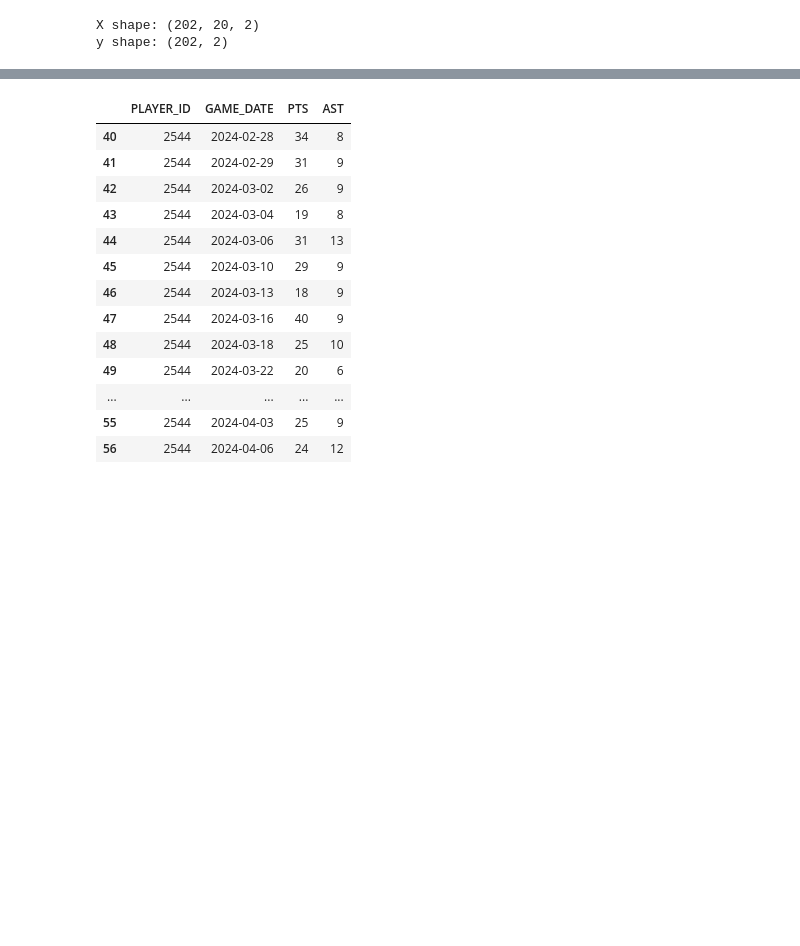
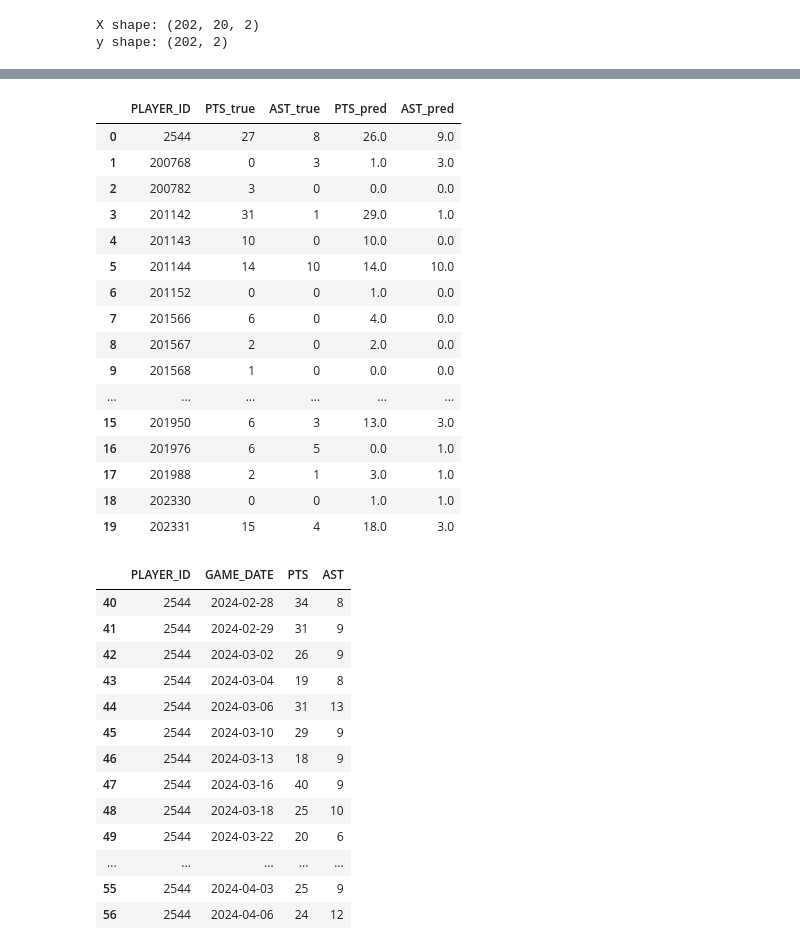
Before and after one commit to chihieu240205/NBA-project, a Jupyter notebook: stat_ml.ipynb, the cells around one changed output, grey strips where cells are left out. Saved outputs shown, nothing was run; the diff lists cells and outputs as text; code cells hidden in the pictures; blank space fills up the shorter version.

```diff
--- a/stat_ml.ipynb
+++ b/stat_ml.ipynb
@@ -358,7 +358,7 @@ model.summary()
 history = model.fit(
     X_train_s, y_train_s,
     validation_data=(X_test_s, y_test_s),
-    epochs=50, batch_size=16, verbose=1
+    epochs=100, batch_size=16, verbose=1
 )
 
 # ——— 5. Evaluate on test set ———
@@ -427,3 +564,23 @@ Overall MAE AST: 0.9207921028137207
+# %%
+results_df.head(20)
+# %% [output]
+|  | PLAYER_ID | PTS_true | AST_true | PTS_pred | AST_pred |
+| 0 | 2544 | 27 | 8 | 26.0 | 9.0 |
+| 1 | 200768 | 0 | 3 | 1.0 | 3.0 |
+| 2 | 200782 | 3 | 0 | 0.0 | 0.0 |
+| 3 | 201142 | 31 | 1 | 29.0 | 1.0 |
+| 4 | 201143 | 10 | 0 | 10.0 | 0.0 |
+| 5 | 201144 | 14 | 10 | 14.0 | 10.0 |
+| 6 | 201152 | 0 | 0 | 1.0 | 0.0 |
+| 7 | 201566 | 6 | 0 | 4.0 | 0.0 |
+| 8 | 201567 | 2 | 0 | 2.0 | 0.0 |
+| 9 | 201568 | 1 | 0 | 0.0 | 0.0 |
+| ... | ... | ... | ... | ... | ... |
+| 15 | 201950 | 6 | 3 | 13.0 | 3.0 |
+| 16 | 201976 | 6 | 5 | 0.0 | 1.0 |
+| 17 | 201988 | 2 | 1 | 3.0 | 1.0 |
+| 18 | 202330 | 0 | 0 | 1.0 | 1.0 |
+| 19 | 202331 | 15 | 4 | 18.0 | 3.0 |
 # %%
 reg20_df.head(20)
 # %% [output]
```
Also changed, not shown: parts of 4 cells of this notebook.
